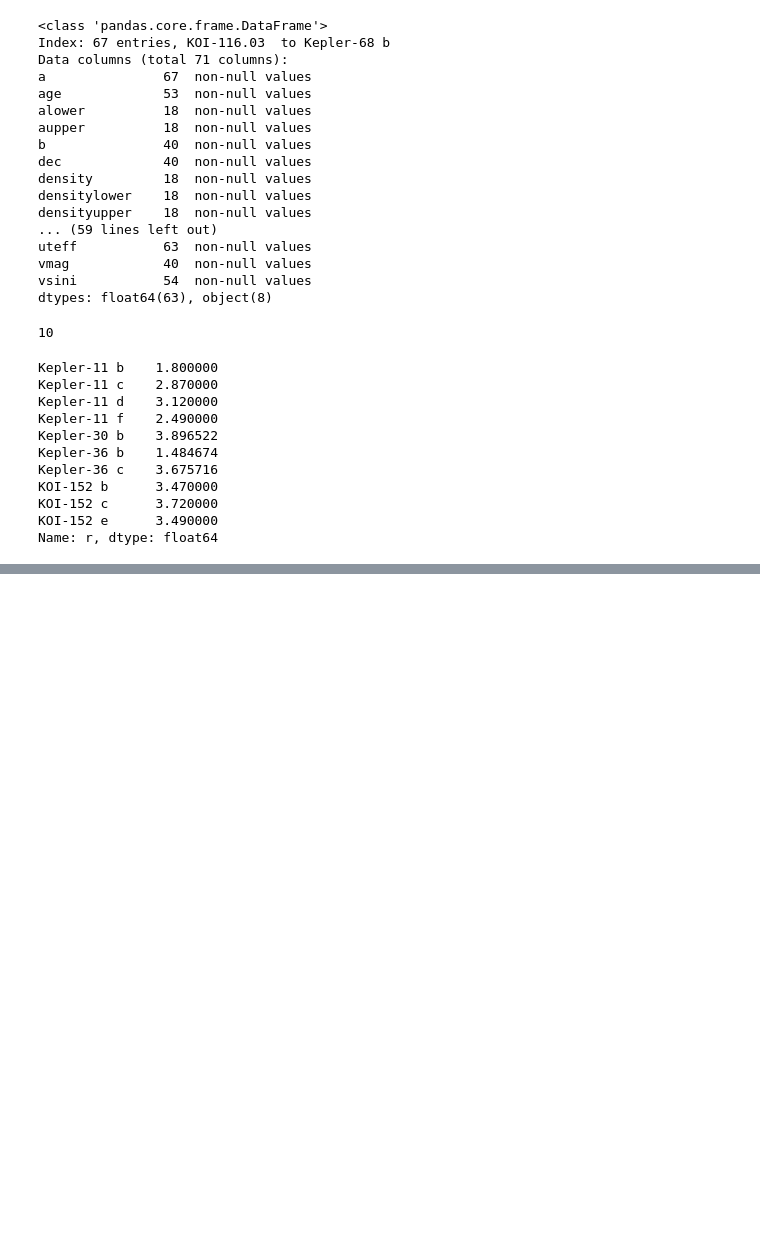
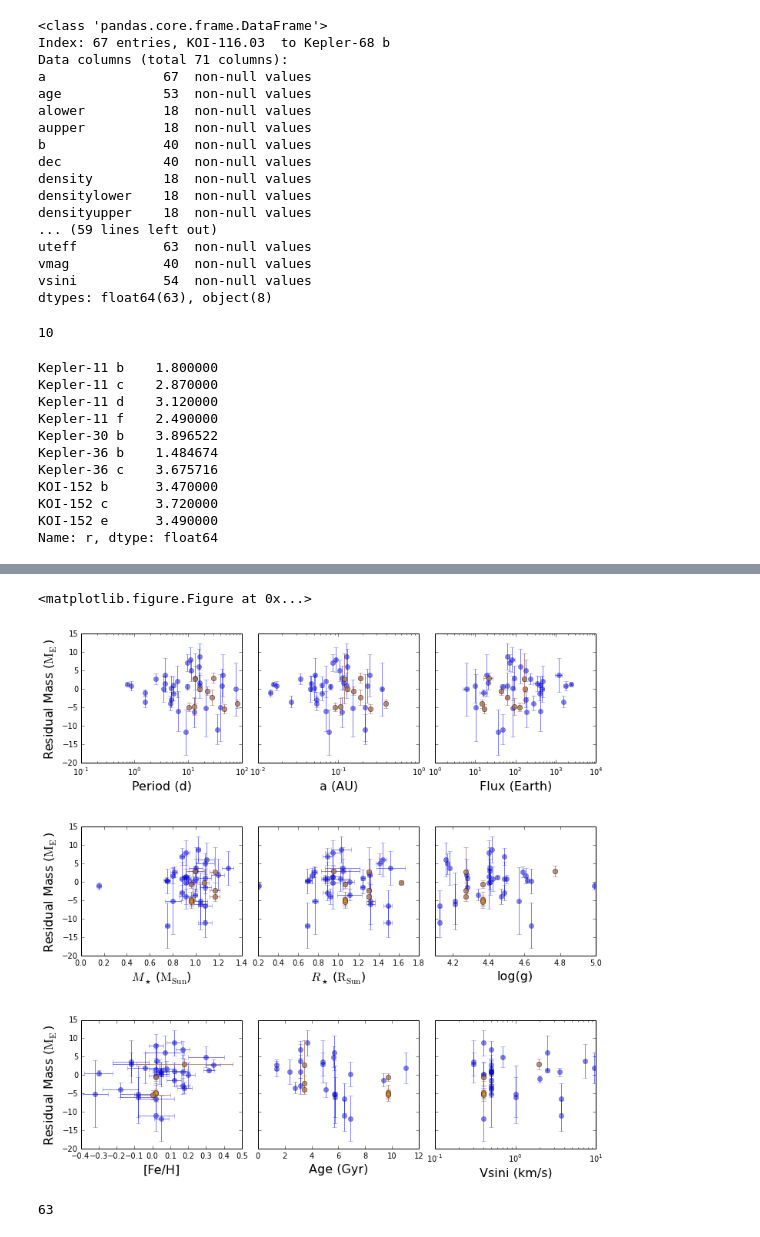
Before and after one commit to sealauren/mrf, a Jupyter notebook: plot_mr.ipynb, the cells around one changed output, grey strips where cells are left out. Drawn from its saved outputs; the diff is of its cells as text; code cells hidden in the pictures; blank space fills up the shorter version.

```diff
--- a/plot_mr.ipynb
+++ b/plot_mr.ipynb
@@ -390,11 +403,12 @@ mean: [ 7.21907216  0.46099556]                 std: [ 0.4331003   0.15812912]
 # %%
 # calculated predict masses, densities
 #rpred = (sp.m - best_pars[0])/best_pars[1]
-mpred = powerlaw(mpars,sp_vol.r)
+vol_mpred = powerlaw(mpars,sp_vol.r)
 #dpred = mpred*mearth/(4./3.*(rpred*rearth)**3.)
 #r_resid = sp.r - rpred
-m_resid = sp_vol.m - mpred
+vol_m_resid = sp_vol.m - vol_mpred
 #d_resid = sp.rho - dpred
-rms = np.sqrt(np.mean(m_resid**2))
-print rms
-sp_vol['m_resid'] = m_resid
+sp_vol['m_resid'] = vol_m_resid
+rocky_mpred = powerlaw(rocky_pars,sp_rocky.r)
+rocky_m_resid = sp_rocky.m - rocky_mpred
+sp_rocky['m_resid'] = rocky_m_resid
@@ -781,0 +693,10 @@ Name: r, dtype: float64
+# %%
+sp_conglom = sp_conglom = sp[sp.r < 1.5].append(sp_vol)
+plot_residuals(sp=sp_conglom)
+# %% [output]
+<matplotlib.figure.Figure at 0x...>
+[figure, added]
+# %%
+len(sp_conglom)
+# %% [output]
+63
```
Also changed, not shown: parts of 27 cells of this notebook, 17 other files.
